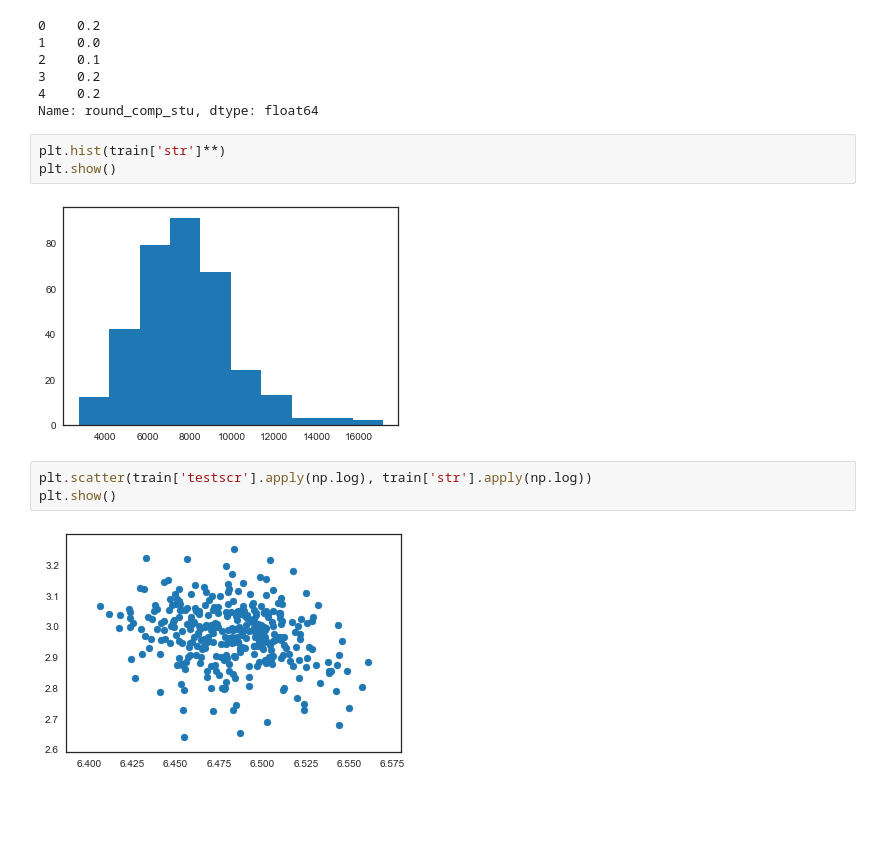
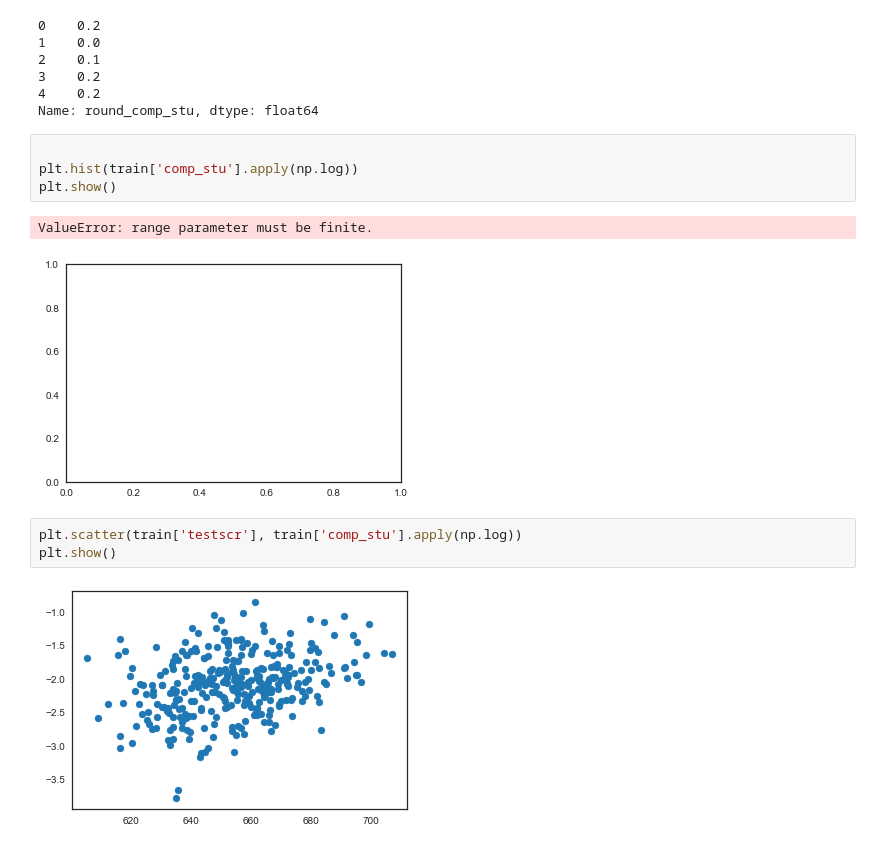
Before and after one commit to SarahDixon/QBUS2810-Group-Assignment, a Jupyter notebook: Matt-testing.ipynb, the cells around one changed output. Drawn from its saved outputs; the diff is of its cells as text; blank space fills up the shorter version.

```diff
--- a/Matt-testing.ipynb
+++ b/Matt-testing.ipynb
@@ -85,12 +102,14 @@ train['round_comp_stu'].head()
 4    0.2
 Name: round_comp_stu, dtype: float64
 # %%
-plt.hist(train['str']**)
+
+plt.hist(train['comp_stu'].apply(np.log))
 plt.show()
 # %% [output]
+ValueError: range parameter must be finite.
-[figure, old version]
+[figure, new version]
 # %%
-plt.scatter(train['testscr'].apply(np.log), train['str'].apply(np.log))
+plt.scatter(train['testscr'], train['comp_stu'].apply(np.log))
 plt.show()
 # %% [output]
-[figure, old version]
+[figure, new version]
```
Also changed, not shown: parts of 6 cells of this notebook, 1 other file.
